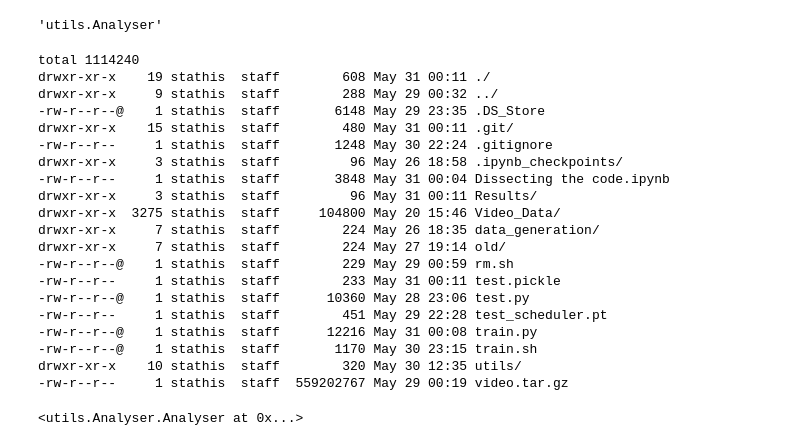
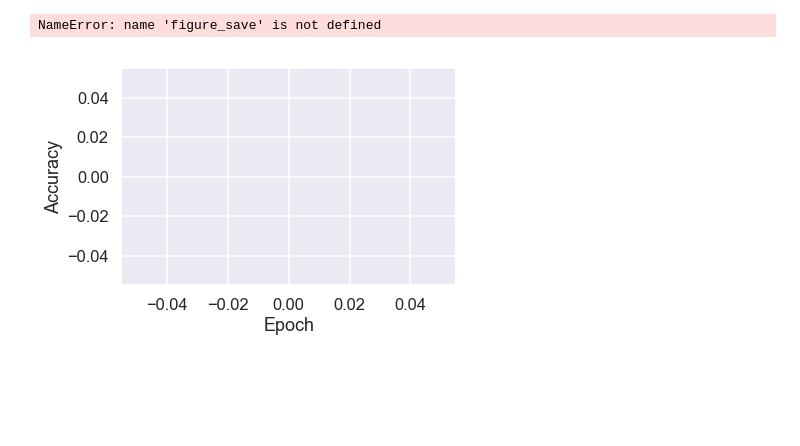
Before and after one commit to stathius/wave_propagation, a Jupyter notebook: Dissecting the code.ipynb, the cells around one changed output. Drawn from its saved outputs; the diff is of its cells as text; code cells hidden in the pictures; blank space fills up the shorter version.

```diff
--- a/Dissecting the code.ipynb
+++ b/Dissecting the code.ipynb
@@ -73,4 +367,5 @@ utils.Analyser.Analyser
 # %%
-analyser.__module__
+analyser.plot_accuracy()
 # %% [output]
-'utils.Analyser'
+NameError: name 'figure_save' is not defined
+[figure, added]
@@ -79,23 +371,0 @@ save(analyser, 'test')
-# %%
-ls -la
-# %% [output]
-total 1114240
-drwxr-xr-x    19 stathis  staff        608 May 31 00:11 ./
-drwxr-xr-x     9 stathis  staff        288 May 29 00:32 ../
--rw-r--r--@    1 stathis  staff       6148 May 29 23:35 .DS_Store
-drwxr-xr-x    15 stathis  staff        480 May 31 00:11 .git/
--rw-r--r--     1 stathis  staff       1248 May 30 22:24 .gitignore
-drwxr-xr-x     3 stathis  staff         96 May 26 18:58 .ipynb_checkpoints/
--rw-r--r--     1 stathis  staff       3848 May 31 00:04 Dissecting the code.ipynb
-drwxr-xr-x     3 stathis  staff         96 May 31 00:11 Results/
-drwxr-xr-x  3275 stathis  staff     104800 May 20 15:46 Video_Data/
-drwxr-xr-x     7 stathis  staff        224 May 26 18:35 data_generation/
-drwxr-xr-x     7 stathis  staff        224 May 27 19:14 old/
--rw-r--r--@    1 stathis  staff        229 May 29 00:59 rm.sh
--rw-r--r--     1 stathis  staff        233 May 31 00:11 test.pickle
--rw-r--r--@    1 stathis  staff      10360 May 28 23:06 test.py
--rw-r--r--     1 stathis  staff        451 May 29 22:28 test_scheduler.pt
--rw-r--r--@    1 stathis  staff      12216 May 31 00:08 train.py
--rw-r--r--@    1 stathis  staff       1170 May 30 23:15 train.sh
-drwxr-xr-x    10 stathis  staff        320 May 30 12:35 utils/
--rw-r--r--     1 stathis  staff  559202767 May 29 00:19 video.tar.gz
@@ -104,4 +371,0 @@ an = load('test')
-# %%
-an
-# %% [output]
-<utils.Analyser.Analyser at 0x...>
```
Also changed, not shown: parts of 10 cells of this notebook, 4 other files.
